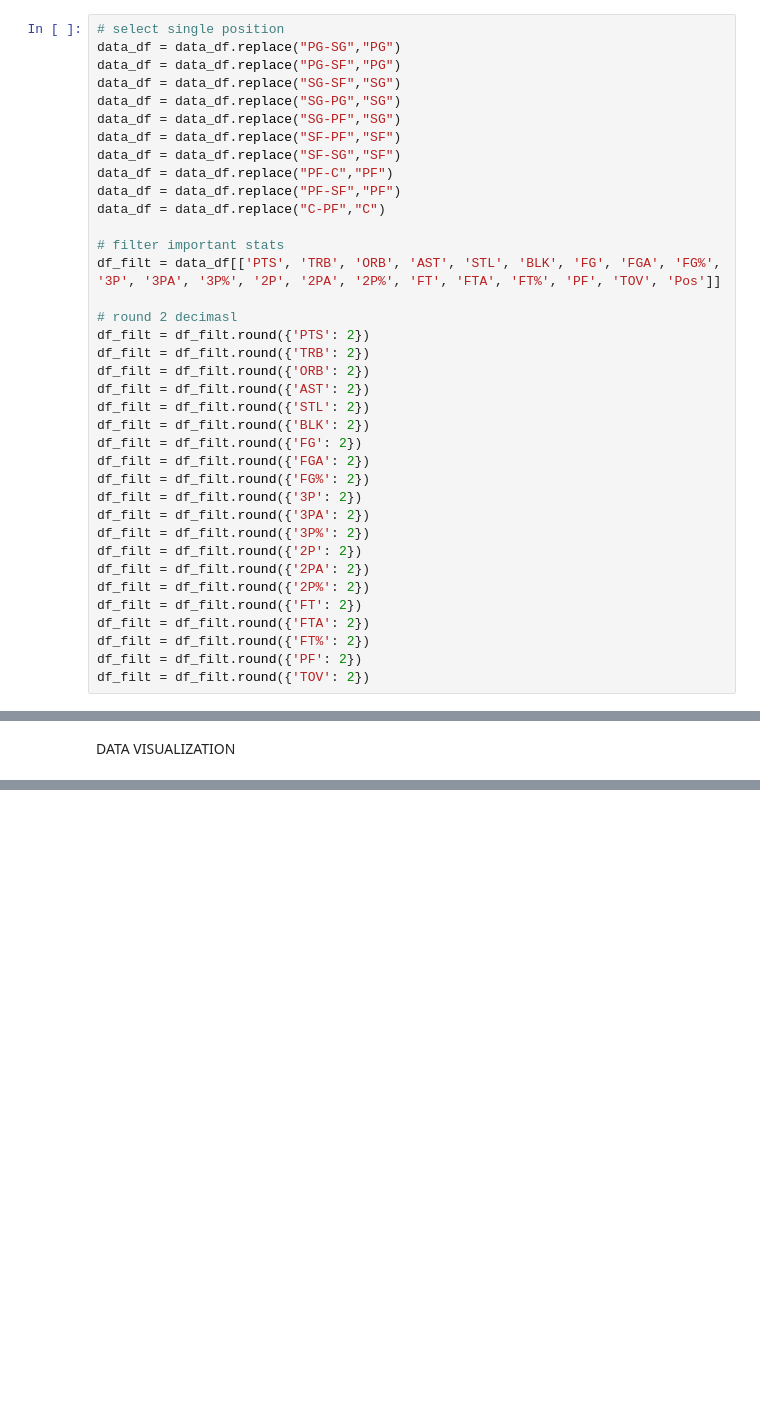
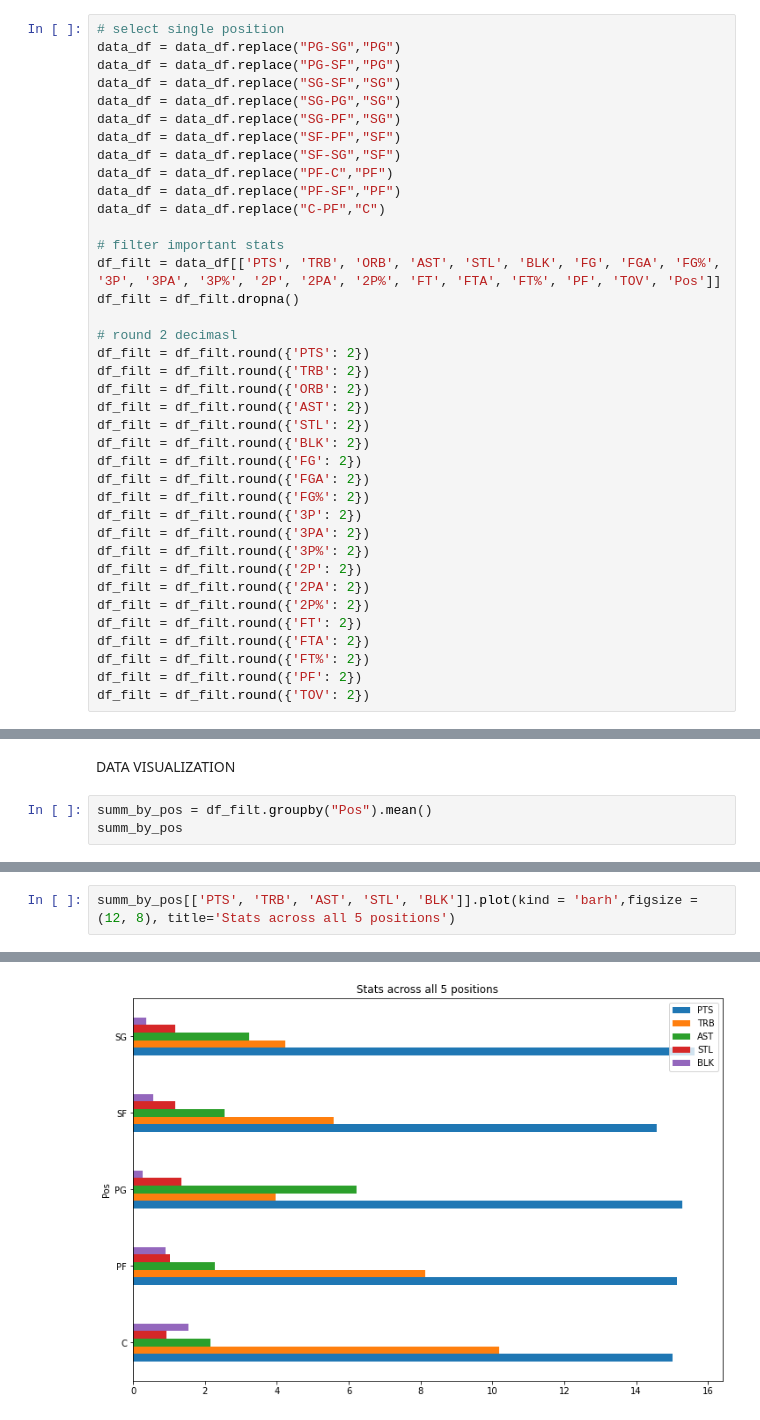
Before and after one commit to bbazzis/ML-NBA-Position, a Jupyter notebook: predictor.ipynb, the cells around one changed output, grey strips where cells are left out. Cells and saved outputs as stored; diff of their text form; blank space fills up the shorter version.

Commit message:
Added visualization

```diff
--- a/predictor.ipynb
+++ b/predictor.ipynb
@@ -77,6 +76,7 @@ data_df = data_df.replace("C-PF","C")
 
 # filter important stats
 df_filt = data_df[['PTS', 'TRB', 'ORB', 'AST', 'STL', 'BLK', 'FG', 'FGA', 'FG%', '3P', '3PA', '3P%', '2P', '2PA', '2P%', 'FT', 'FTA', 'FT%', 'PF', 'TOV', 'Pos']]
+df_filt = df_filt.dropna()
 
 # round 2 decimasl
 df_filt = df_filt.round({'PTS': 2})
@@ -117,3 +117,6 @@ C     1065
 Name: Pos, dtype: int64
 # %% [markdown]
 DATA VISUALIZATION
+# %%
+summ_by_pos = df_filt.groupby("Pos").mean()
+summ_by_pos
@@ -119,0 +131,3 @@ DATA VISUALIZATION
+# %%
+summ_by_pos[['PTS', 'TRB', 'AST', 'STL', 'BLK']].plot(kind = 'barh',figsize = (12, 8), title='Stats across all 5 positions')
+# %% [output]
@@ -119,0 +135 @@ DATA VISUALIZATION
+[figure, added]
```
Also changed, not shown: parts of 12 cells of this notebook.
